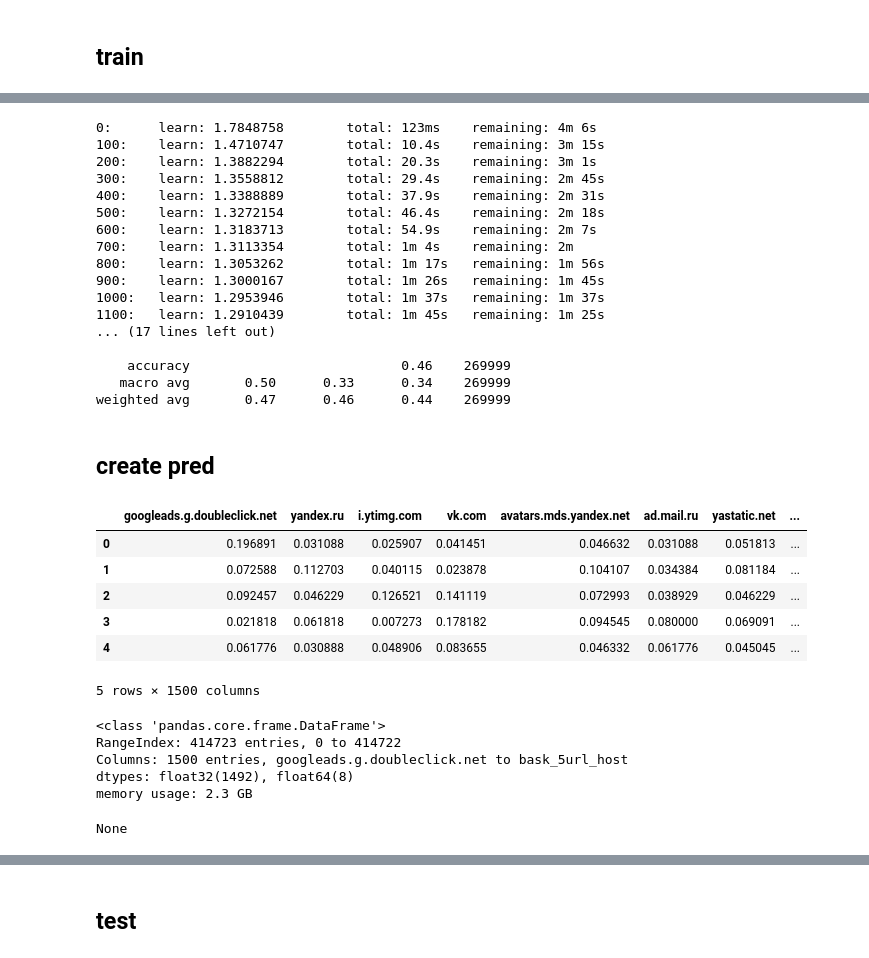
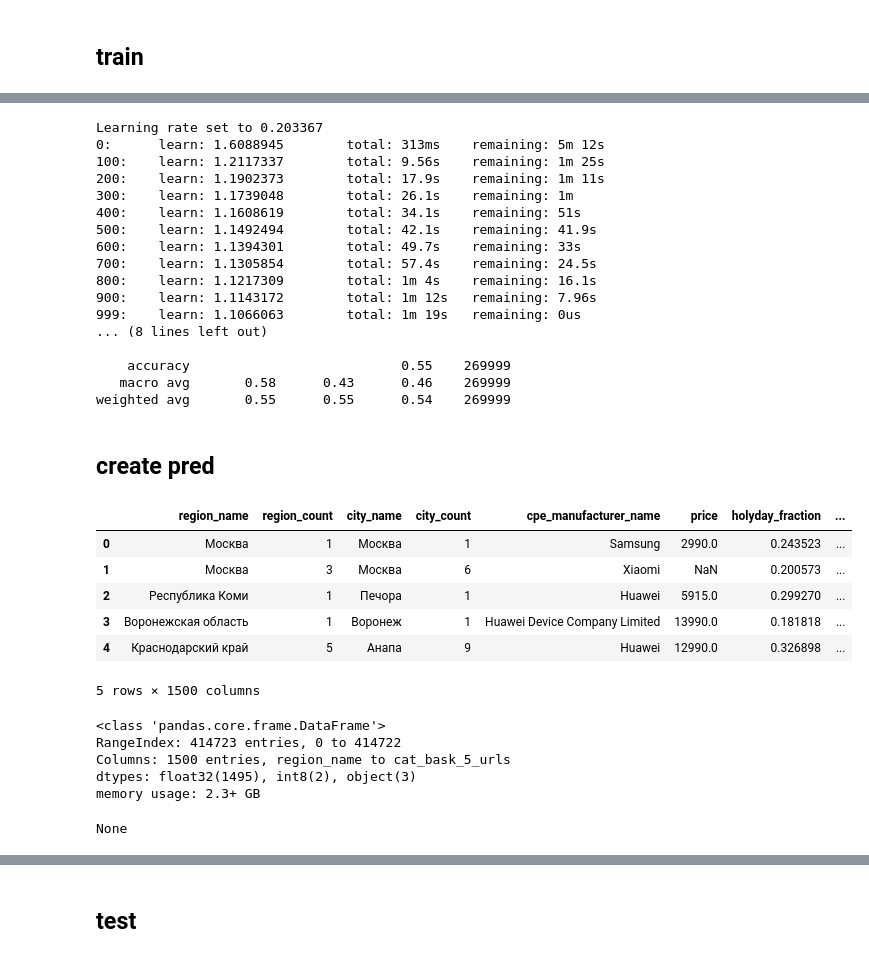
Before and after one commit to koshkidadanet/MTS-ML-CUP, a Jupyter notebook: catboost_age.ipynb, the cells around one changed output, grey strips where cells are left out. Cells and saved outputs as stored; diff of their text form; code cells hidden in the pictures.

Commit message:
age_model

```diff
--- a/catboost_age.ipynb
+++ b/catboost_age.ipynb
@@ -60,8 +63,8 @@ y_train = df['age']
 pool_train = Pool(x_train, y_train,
                   cat_features = list(x_train.select_dtypes(include=['object']).columns))
 
-model = CatBoostClassifier(iterations=2000,
-                           learning_rate = 0.01,
+model = CatBoostClassifier(#iterations=2000,
+                           #learning_rate = 0.01,
                            random_state=42,
                            task_type='GPU')
 model.fit(pool_train, verbose=100)
@@ -69,48 +72,48 @@ model.fit(pool_train, verbose=100)
 print(classification_report(y_train, model.predict(x_train), \
                             target_names = ['18-25','25-34', '35-44', '45-54', '55-65', '65+']))
 # %% [output]
-0:      learn: 1.7848758        total: 123ms    remaining: 4m 6s
-100:    learn: 1.4710747        total: 10.4s    remaining: 3m 15s
-200:    learn: 1.3882294        total: 20.3s    remaining: 3m 1s
-300:    learn: 1.3558812        total: 29.4s    remaining: 2m 45s
-400:    learn: 1.3388889        total: 37.9s    remaining: 2m 31s
-500:    learn: 1.3272154        total: 46.4s    remaining: 2m 18s
-600:    learn: 1.3183713        total: 54.9s    remaining: 2m 7s
-700:    learn: 1.3113354        total: 1m 4s    remaining: 2m
-800:    learn: 1.3053262        total: 1m 17s   remaining: 1m 56s
-900:    learn: 1.3000167        total: 1m 26s   remaining: 1m 45s
-1000:   learn: 1.2953946        total: 1m 37s   remaining: 1m 37s
-1100:   learn: 1.2910439        total: 1m 45s   remaining: 1m 25s
-... (17 lines left out)
+Learning rate set to 0.203367
+0:      learn: 1.6088945        total: 313ms    remaining: 5m 12s
+100:    learn: 1.2117337        total: 9.56s    remaining: 1m 25s
+200:    learn: 1.1902373        total: 17.9s    remaining: 1m 11s
+300:    learn: 1.1739048        total: 26.1s    remaining: 1m
+400:    learn: 1.1608619        total: 34.1s    remaining: 51s
+500:    learn: 1.1492494        total: 42.1s    remaining: 41.9s
+600:    learn: 1.1394301        total: 49.7s    remaining: 33s
+700:    learn: 1.1305854        total: 57.4s    remaining: 24.5s
+800:    learn: 1.1217309        total: 1m 4s    remaining: 16.1s
+900:    learn: 1.1143172        total: 1m 12s   remaining: 7.96s
+999:    learn: 1.1066063        total: 1m 19s   remaining: 0us
+... (8 lines left out)
 
-    accuracy                           0.46    269999
-   macro avg       0.50      0.33      0.34    269999
-weighted avg       0.47      0.46      0.44    269999
+    accuracy                           0.55    269999
+   macro avg       0.58      0.43      0.46    269999
+weighted avg       0.55      0.55      0.54    269999
 # %% [markdown]
 ## create pred
 # %%
 df = dd.read_parquet('..\\full_data\\figma_age\\full_age_data.parquet').compute()
 
 #берем нужные
-df = df.loc[:,['user_id']+df.columns[12:-6].to_list()]
-top = np.load('.\\npy_files\\top1500_features_age_urls.npy',allow_pickle=True)
+#df = df.loc[:,['user_id']+df.columns[12:-6].to_list()]
+top = np.load('.\\npy_files\\top1500_features_full_age.npy',allow_pickle=True)
 df = df.loc[:,df.columns.isin(top)]
 
 display(df.head())
 display(df.info())
 # %% [output]
-|  | googleads.g.doubleclick.net | yandex.ru | i.ytimg.com | vk.com | avatars.mds.yandex.net | ad.mail.ru | yastatic.net | ... |
-| 0 | 0.196891 | 0.031088 | 0.025907 | 0.041451 | 0.046632 | 0.031088 | 0.051813 | ... |
-| 1 | 0.072588 | 0.112703 | 0.040115 | 0.023878 | 0.104107 | 0.034384 | 0.081184 | ... |
-| 2 | 0.092457 | 0.046229 | 0.126521 | 0.141119 | 0.072993 | 0.038929 | 0.046229 | ... |
-| 3 | 0.021818 | 0.061818 | 0.007273 | 0.178182 | 0.094545 | 0.080000 | 0.069091 | ... |
-| 4 | 0.061776 | 0.030888 | 0.048906 | 0.083655 | 0.046332 | 0.061776 | 0.045045 | ... |
+|  | region_name | region_count | city_name | city_count | cpe_manufacturer_name | price | holyday_fraction | ... |
+| 0 | Москва | 1 | Москва | 1 | Samsung | 2990.0 | 0.243523 | ... |
+| 1 | Москва | 3 | Москва | 6 | Xiaomi | NaN | 0.200573 | ... |
+| 2 | Республика Коми | 1 | Печора | 1 | Huawei | 5915.0 | 0.299270 | ... |
+| 3 | Воронежская область | 1 | Воронеж | 1 | Huawei Device Company Limited | 13990.0 | 0.181818 | ... |
+| 4 | Краснодарский край | 5 | Анапа | 9 | Huawei | 12990.0 | 0.326898 | ... |
 5 rows × 1500 columns
 <class 'pandas.core.frame.DataFrame'>
 RangeIndex: 414723 entries, 0 to 414722
-Columns: 1500 entries, googleads.g.doubleclick.net to bask_5url_host
-dtypes: float32(1492), float64(8)
-memory usage: 2.3 GB
+Columns: 1500 entries, region_name to cat_bask_5_urls
+dtypes: float32(1495), int8(2), object(3)
+memory usage: 2.3+ GB
 None
 # %%
 pred_df = pd.DataFrame(data=model.predict_proba(df), index=df.index, columns=['cat_bask_0_urls',
```
Also changed, not shown: parts of 9 cells of this notebook, 1 other file.
